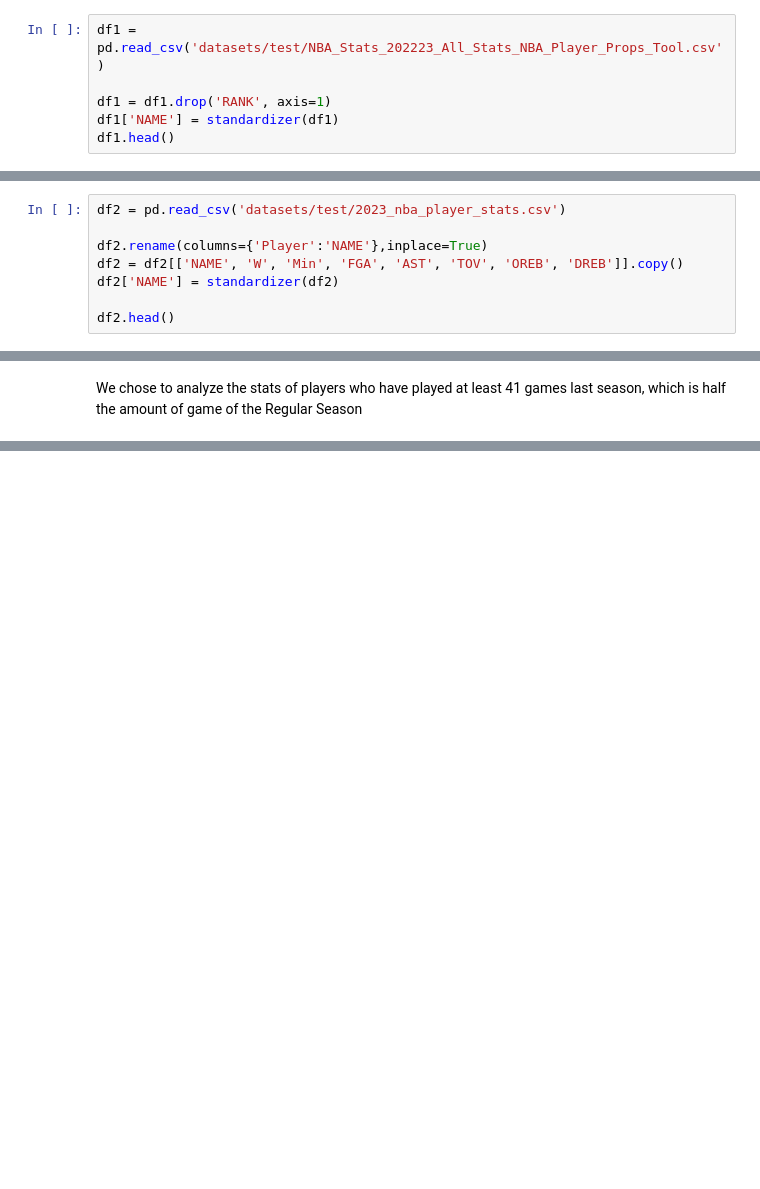
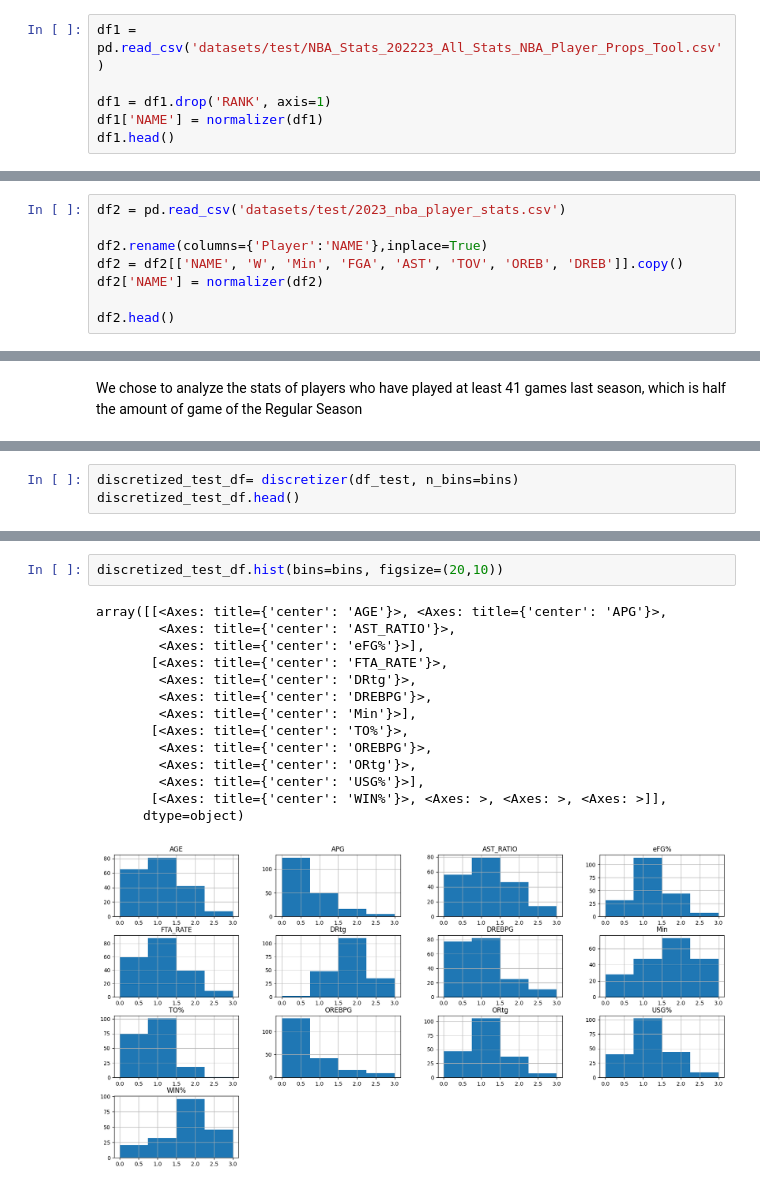
Before and after one commit to CacioCavalloIsNotReal/FAIKR_project_NBA, a Jupyter notebook: project.ipynb, the cells around one changed output, grey strips where cells are left out. Drawn from its saved outputs; the diff is of its cells as text; blank space fills up the shorter version.

```diff
--- a/project.ipynb
+++ b/project.ipynb
@@ -446,7 +470,7 @@ for i in range(3):
 df1 = pd.read_csv('datasets/test/NBA_Stats_202223_All_Stats_NBA_Player_Props_Tool.csv')
 
 df1 = df1.drop('RANK', axis=1)
-df1['NAME'] = standardizer(df1)
+df1['NAME'] = normalizer(df1)
 df1.head()
 # %% [output]
 |  | NAME | TEAM | POS | AGE | GP | MPG | USG% | TO% | FTA | FT% | ... | ... |
@@ -469,7 +493,7 @@ df2 = pd.read_csv('datasets/test/2023_nba_player_stats.csv')
 
 df2.rename(columns={'Player':'NAME'},inplace=True)
 df2 = df2[['NAME', 'W', 'Min', 'FGA', 'AST', 'TOV', 'OREB', 'DREB']].copy()
-df2['NAME'] = standardizer(df2)
+df2['NAME'] = normalizer(df2)
 
 df2.head()
 # %% [output]
@@ -512,0 +539,3 @@ df_test.describe()
+# %%
+discretized_test_df= discretizer(df_test, n_bins=bins)
+discretized_test_df.head()
@@ -512,0 +549,17 @@ df_test.describe()
+# %%
+discretized_test_df.hist(bins=bins, figsize=(20,10))
+# %% [output]
+array([[<Axes: title={'center': 'AGE'}>, <Axes: title={'center': 'APG'}>,
+        <Axes: title={'center': 'AST_RATIO'}>,
+        <Axes: title={'center': 'eFG%'}>],
+       [<Axes: title={'center': 'FTA_RATE'}>,
+        <Axes: title={'center': 'DRtg'}>,
+        <Axes: title={'center': 'DREBPG'}>,
+        <Axes: title={'center': 'Min'}>],
+       [<Axes: title={'center': 'TO%'}>,
+        <Axes: title={'center': 'OREBPG'}>,
+        <Axes: title={'center': 'ORtg'}>,
+        <Axes: title={'center': 'USG%'}>],
+       [<Axes: title={'center': 'WIN%'}>, <Axes: >, <Axes: >, <Axes: >]],
+      dtype=object)
+[figure, added]
```
Also changed, not shown: parts of 36 cells of this notebook.
